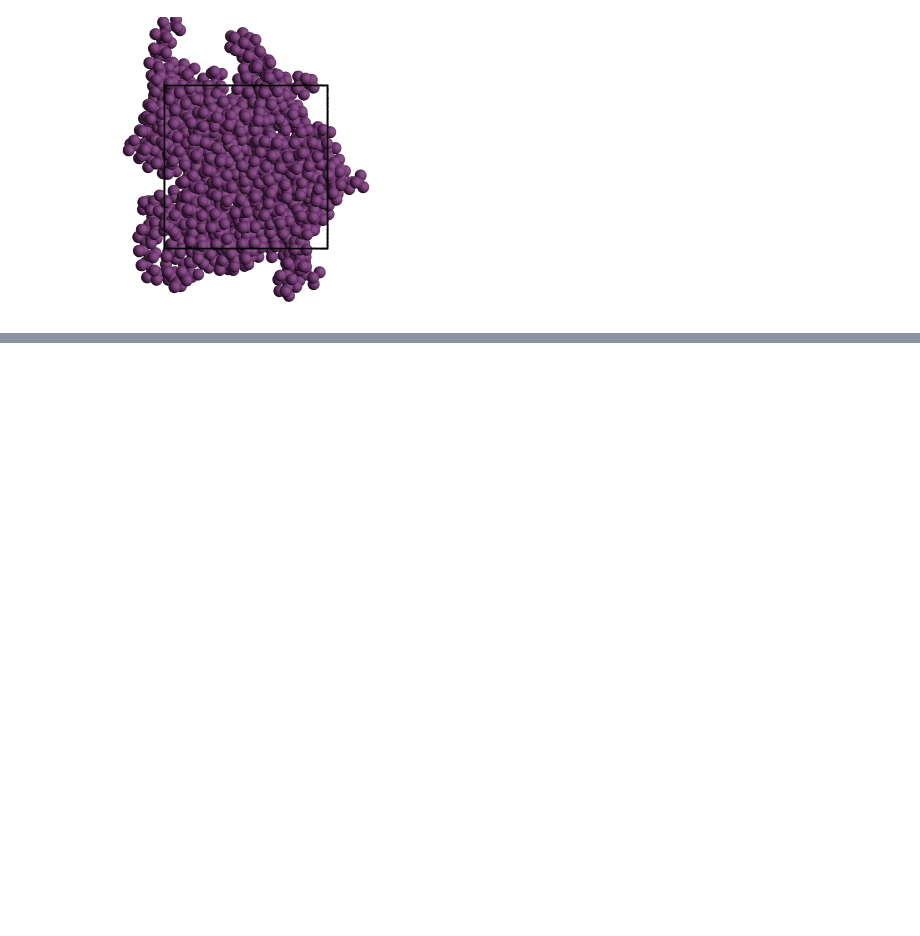
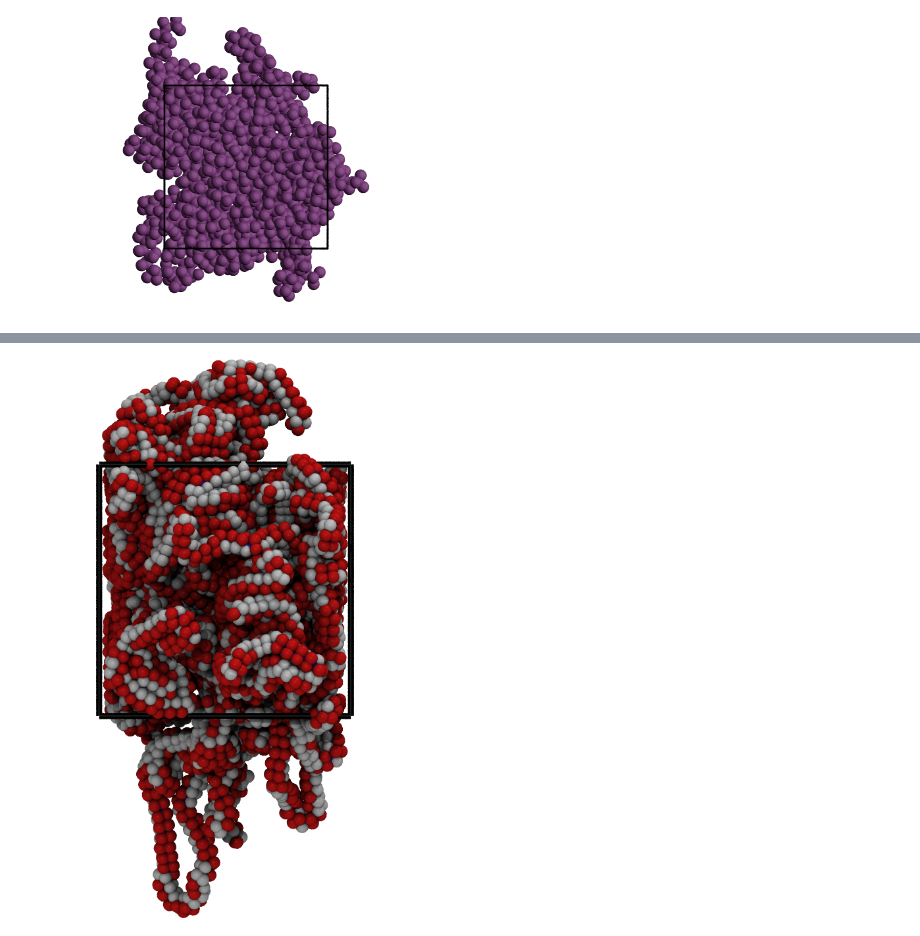
Before and after one commit to chrisjonesBSU/flowerMD, a Jupyter notebook: tutorials/Presentation.ipynb, the cells around one changed output, grey strips where cells are left out. Saved outputs shown, nothing was run; the diff lists cells and outputs as text; code cells hidden in the pictures; blank space fills up the shorter version.

```diff
--- a/tutorials/Presentation.ipynb
+++ b/tutorials/Presentation.ipynb
@@ -140,0 +144,4 @@ view.view()
+# %%
+Image("pvdf-slab1.png")
+# %% [output]
+[figure, added]
```
Also changed, not shown: parts of 8 cells of this notebook.
